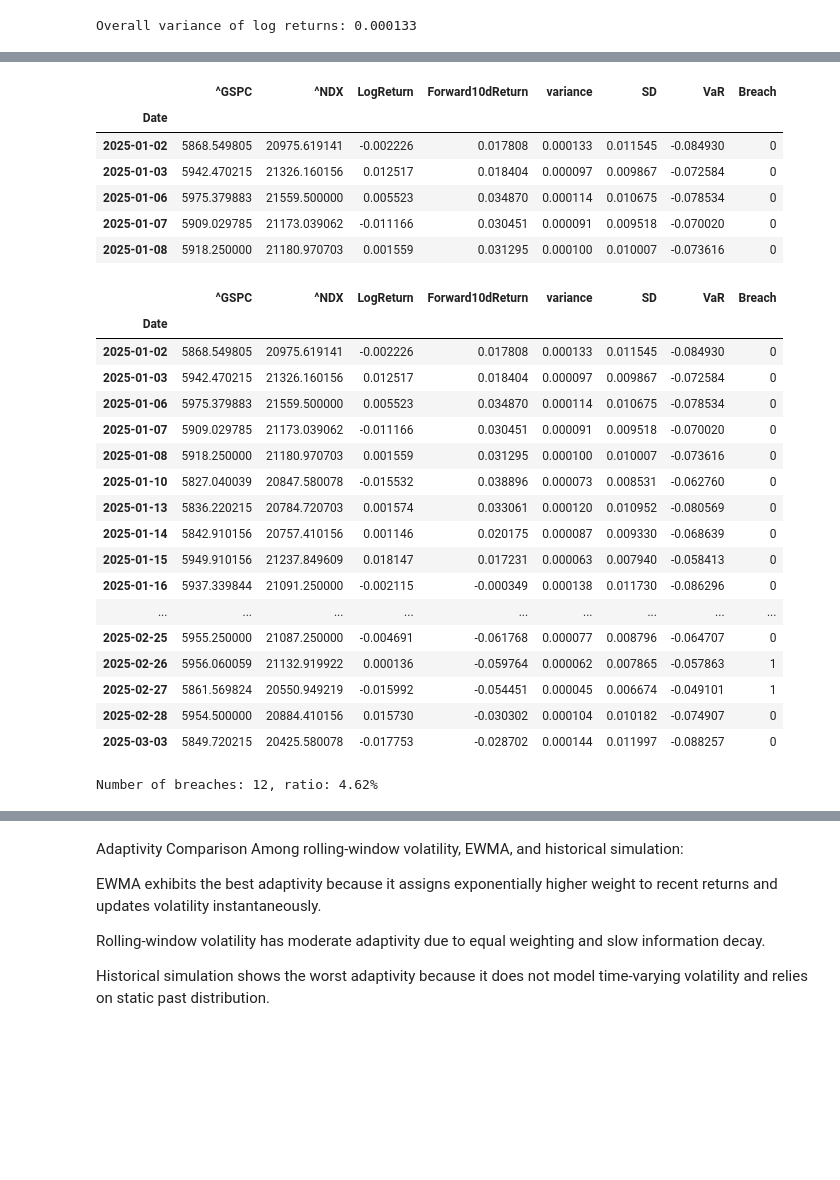
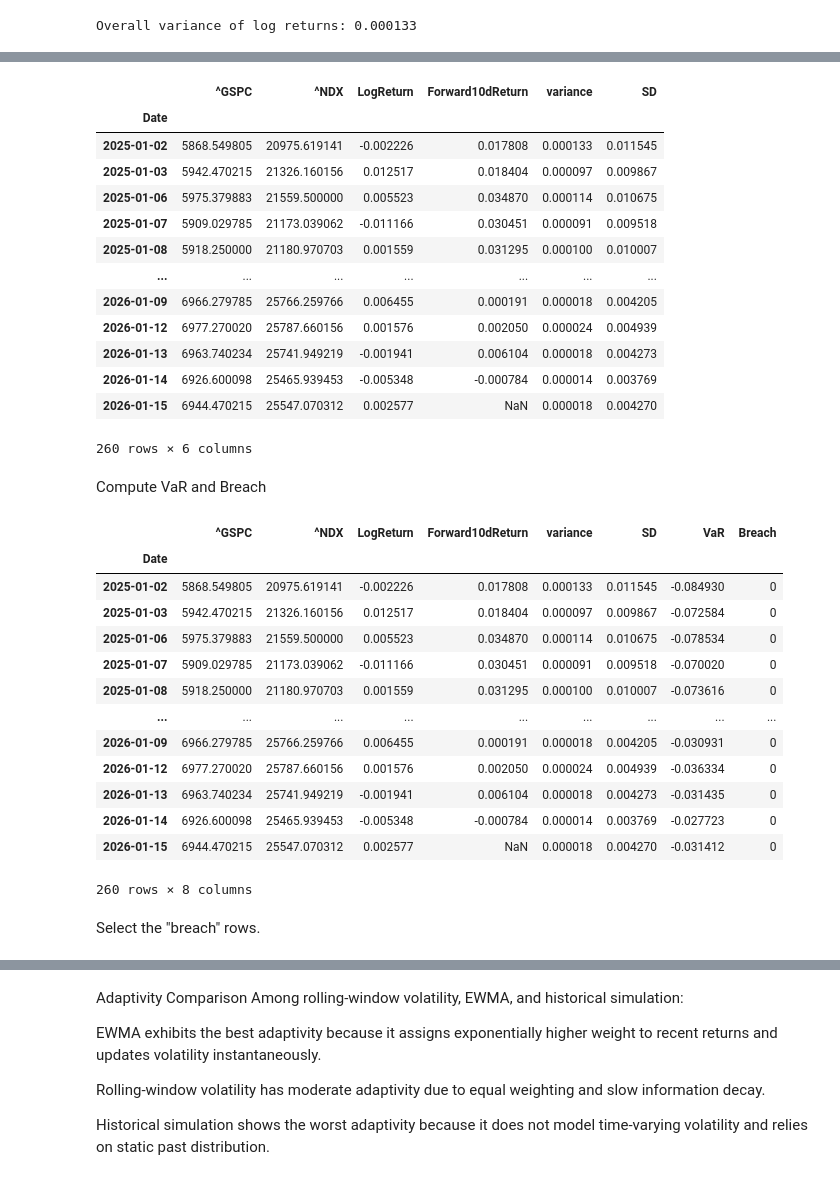
Before and after one commit to xption/CQFLearning, a Jupyter notebook: Exam1/4.ipynb, the cells around one changed output, grey strips where cells are left out. Drawn from its saved outputs; the diff is of its cells as text; code cells hidden in the pictures; blank space fills up the shorter version.

```diff
--- a/Exam1/4.ipynb
+++ b/Exam1/4.ipynb
@@ -38,5 +86,5 @@ data['Forward10dReturn'] = np.log(data['^GSPC'].shift(-11)) - np.log(data['^GSPC
 # %%
-data = data.loc['2025-01-01':'2026-01-15']
+data = data.loc['2025-01-01':'2026-01-15'].copy()
 total_count = data.shape[0]
 print(f'Total number of observations: {total_count}')
 # %% [output]
@@ -53,10 +107,8 @@ param = 0.72
 data.loc[data.index[0], 'variance'] = overall_variance
 
 for i in range(1, len(data)):
-    data.loc[data.index[i], 'variance'] = (
-        param * data.loc[data.index[i - 1], 'variance']
-        + (1 - param) * data.loc[data.index[i - 1], 'LogReturn']**2
-    )
+    variance = param * data.loc[data.index[i - 1], 'variance'] + (1 - param) * data.loc[data.index[i - 1], 'LogReturn']**2
+    data.loc[data.index[i], 'variance'] = variance
 
-data.head(10)
+data
 # %% [output]
@@ -75,19 +129,27 @@ data.head(10)
 # %%
 data['SD'] = np.sqrt(data['variance'])
-data.head()
+data
 # %% [output]
-|  | ^GSPC | ^NDX | LogReturn | Forward10dReturn | variance | SD | VaR | Breach |
-| Date |  |  |  |  |  |  |  |  |
-| 2025-01-02 | 5868.549805 | 20975.619141 | -0.002226 | 0.017808 | 0.000133 | 0.011545 | -0.084930 | 0 |
-| 2025-01-03 | 5942.470215 | 21326.160156 | 0.012517 | 0.018404 | 0.000097 | 0.009867 | -0.072584 | 0 |
-| 2025-01-06 | 5975.379883 | 21559.500000 | 0.005523 | 0.034870 | 0.000114 | 0.010675 | -0.078534 | 0 |
-| 2025-01-07 | 5909.029785 | 21173.039062 | -0.011166 | 0.030451 | 0.000091 | 0.009518 | -0.070020 | 0 |
-| 2025-01-08 | 5918.250000 | 21180.970703 | 0.001559 | 0.031295 | 0.000100 | 0.010007 | -0.073616 | 0 |
+|  | ^GSPC | ^NDX | LogReturn | Forward10dReturn | variance | SD |
+| Date |  |  |  |  |  |  |
+| 2025-01-02 | 5868.549805 | 20975.619141 | -0.002226 | 0.017808 | 0.000133 | 0.011545 |
+| 2025-01-03 | 5942.470215 | 21326.160156 | 0.012517 | 0.018404 | 0.000097 | 0.009867 |
+| 2025-01-06 | 5975.379883 | 21559.500000 | 0.005523 | 0.034870 | 0.000114 | 0.010675 |
+| 2025-01-07 | 5909.029785 | 21173.039062 | -0.011166 | 0.030451 | 0.000091 | 0.009518 |
+| 2025-01-08 | 5918.250000 | 21180.970703 | 0.001559 | 0.031295 | 0.000100 | 0.010007 |
+| ... | ... | ... | ... | ... | ... | ... |
+| 2026-01-09 | 6966.279785 | 25766.259766 | 0.006455 | 0.000191 | 0.000018 | 0.004205 |
+| 2026-01-12 | 6977.270020 | 25787.660156 | 0.001576 | 0.002050 | 0.000024 | 0.004939 |
+| 2026-01-13 | 6963.740234 | 25741.949219 | -0.001941 | 0.006104 | 0.000018 | 0.004273 |
+| 2026-01-14 | 6926.600098 | 25465.939453 | -0.005348 | -0.000784 | 0.000014 | 0.003769 |
+| 2026-01-15 | 6944.470215 | 25547.070312 | 0.002577 | NaN | 0.000018 | 0.004270 |
+260 rows × 6 columns
+# %% [markdown]
+Compute VaR and Breach
 # %%
 data['VaR'] = data['SD'] * np.sqrt(10) * factor
 data['Breach'] = np.where(data['Forward10dReturn'] < data['VaR'], 1, 0)
-
-data.head(40)
+data
 # %% [output]
 |  | ^GSPC | ^NDX | LogReturn | Forward10dReturn | variance | SD | VaR | Breach |
 | Date |  |  |  |  |  |  |  |  |
@@ -96,22 +158,14 @@ data.head(40)
 | 2025-01-06 | 5975.379883 | 21559.500000 | 0.005523 | 0.034870 | 0.000114 | 0.010675 | -0.078534 | 0 |
 | 2025-01-07 | 5909.029785 | 21173.039062 | -0.011166 | 0.030451 | 0.000091 | 0.009518 | -0.070020 | 0 |
 | 2025-01-08 | 5918.250000 | 21180.970703 | 0.001559 | 0.031295 | 0.000100 | 0.010007 | -0.073616 | 0 |
-| 2025-01-10 | 5827.040039 | 20847.580078 | -0.015532 | 0.038896 | 0.000073 | 0.008531 | -0.062760 | 0 |
-| 2025-01-13 | 5836.220215 | 20784.720703 | 0.001574 | 0.033061 | 0.000120 | 0.010952 | -0.080569 | 0 |
-| 2025-01-14 | 5842.910156 | 20757.410156 | 0.001146 | 0.020175 | 0.000087 | 0.009330 | -0.068639 | 0 |
-| 2025-01-15 | 5949.910156 | 21237.849609 | 0.018147 | 0.017231 | 0.000063 | 0.007940 | -0.058413 | 0 |
-| 2025-01-16 | 5937.339844 | 21091.250000 | -0.002115 | -0.000349 | 0.000138 | 0.011730 | -0.086296 | 0 |
 | ... | ... | ... | ... | ... | ... | ... | ... | ... |
-| 2025-02-25 | 5955.250000 | 21087.250000 | -0.004691 | -0.061768 | 0.000077 | 0.008796 | -0.064707 | 0 |
-| 2025-02-26 | 5956.060059 | 21132.919922 | 0.000136 | -0.059764 | 0.000062 | 0.007865 | -0.057863 | 1 |
-| 2025-02-27 | 5861.569824 | 20550.949219 | -0.015992 | -0.054451 | 0.000045 | 0.006674 | -0.049101 | 1 |
-| 2025-02-28 | 5954.500000 | 20884.410156 | 0.015730 | -0.030302 | 0.000104 | 0.010182 | -0.074907 | 0 |
-| 2025-03-03 | 5849.720215 | 20425.580078 | -0.017753 | -0.028702 | 0.000144 | 0.011997 | -0.088257 | 0 |
+| 2026-01-09 | 6966.279785 | 25766.259766 | 0.006455 | 0.000191 | 0.000018 | 0.004205 | -0.030931 | 0 |
+| 2026-01-12 | 6977.270020 | 25787.660156 | 0.001576 | 0.002050 | 0.000024 | 0.004939 | -0.036334 | 0 |
+| 2026-01-13 | 6963.740234 | 25741.949219 | -0.001941 | 0.006104 | 0.000018 | 0.004273 | -0.031435 | 0 |
+| 2026-01-14 | 6926.600098 | 25465.939453 | -0.005348 | -0.000784 | 0.000014 | 0.003769 | -0.027723 | 0 |
+| 2026-01-15 | 6944.470215 | 25547.070312 | 0.002577 | NaN | 0.000018 | 0.004270 | -0.031412 | 0 |
+260 rows × 8 columns
-# %%
-breach_count = data.loc[data['Breach'] == 1].shape[0]
-
-print(f'Number of breaches: {breach_count}, ratio: {breach_count/total_count*100:.2f}%')
-# %% [output]
-Number of breaches: 12, ratio: 4.62%
+# %% [markdown]
+Select the "breach" rows.
 # %%
 data_breach = data[data['Breach'] == 1]
```
Also changed, not shown: parts of 25 cells of this notebook, 1 other file.
